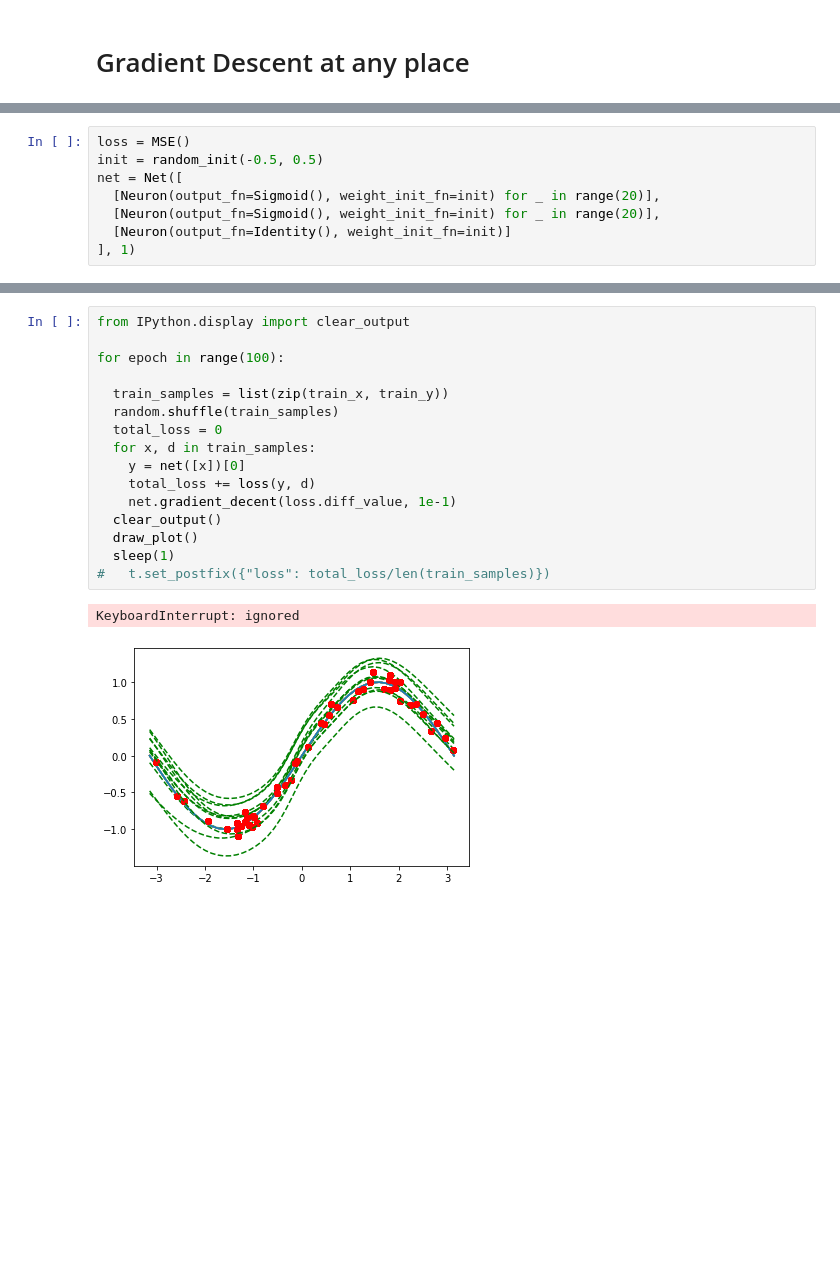
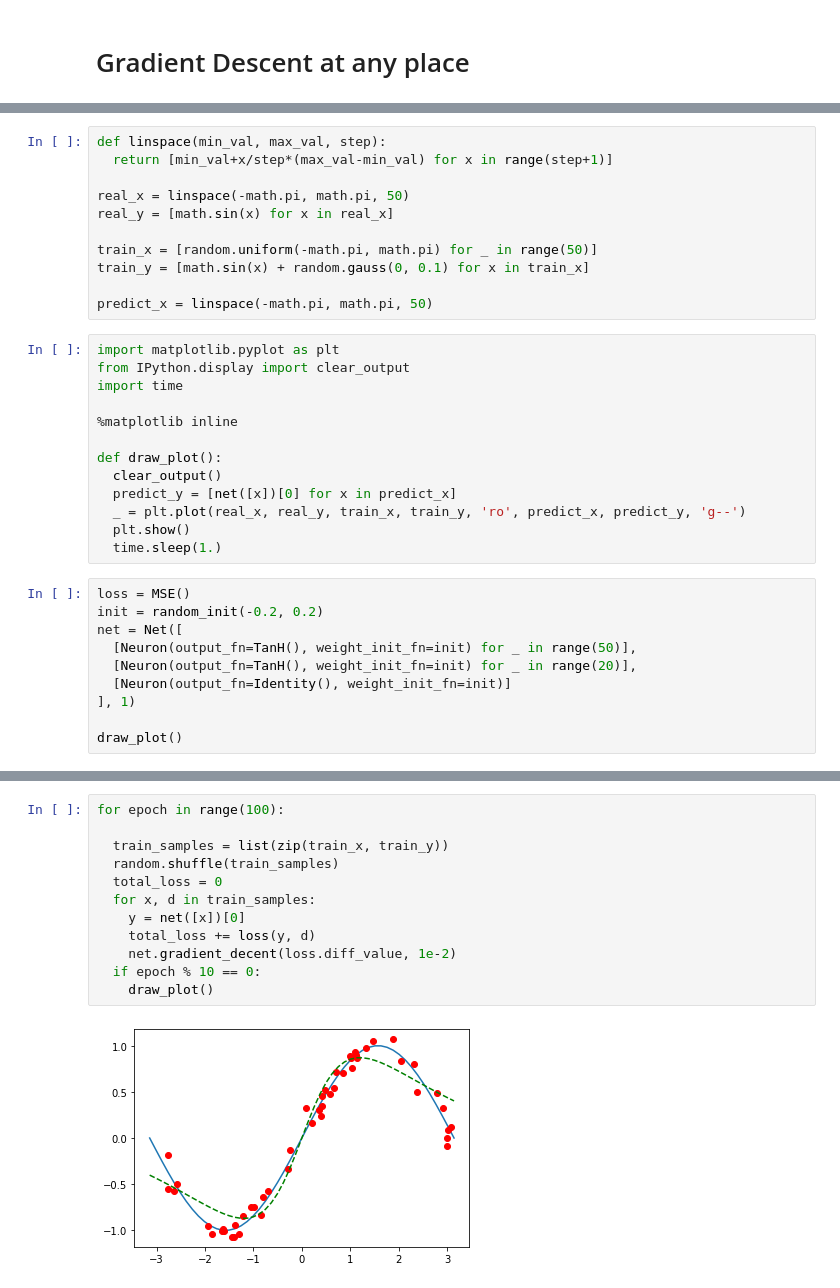
Before and after one commit to peter-lang/ml-tutorial, a Jupyter notebook: 02_Backpropagation.ipynb, the cells around one changed output, grey strips where cells are left out. Saved outputs shown, nothing was run; the diff lists cells and outputs as text; blank space fills up the shorter version.

```diff
--- a/02_Backpropagation.ipynb
+++ b/02_Backpropagation.ipynb
@@ -223,8 +235,34 @@ from tqdm import tqdm, trange
+# %%
+def linspace(min_val, max_val, step):
+  return [min_val+x/step*(max_val-min_val) for x in range(step+1)]
+
+real_x = linspace(-math.pi, math.pi, 50)
+real_y = [math.sin(x) for x in real_x]
+
+train_x = [random.uniform(-math.pi, math.pi) for _ in range(50)]
+train_y = [math.sin(x) + random.gauss(0, 0.1) for x in train_x]
+
+predict_x = linspace(-math.pi, math.pi, 50)
+# %%
+import matplotlib.pyplot as plt
+from IPython.display import clear_output
+import time
+
+%matplotlib inline
+
+def draw_plot():
+  clear_output()
+  predict_y = [net([x])[0] for x in predict_x]
+  _ = plt.plot(real_x, real_y, train_x, train_y, 'ro', predict_x, predict_y, 'g--')
+  plt.show()
+  time.sleep(1.)
 # %%
 loss = MSE()
-init = random_init(-0.5, 0.5)
+init = random_init(-0.2, 0.2)
 net = Net([
-  [Neuron(output_fn=Sigmoid(), weight_init_fn=init) for _ in range(20)],
-  [Neuron(output_fn=Sigmoid(), weight_init_fn=init) for _ in range(20)],
+  [Neuron(output_fn=TanH(), weight_init_fn=init) for _ in range(50)],
+  [Neuron(output_fn=TanH(), weight_init_fn=init) for _ in range(20)],
   [Neuron(output_fn=Identity(), weight_init_fn=init)]
 ], 1)
+
+draw_plot()
@@ -247,19 +271,14 @@ draw_plot()
 # %%
-from IPython.display import clear_output
-
 for epoch in range(100):
 
   train_samples = list(zip(train_x, train_y))
   random.shuffle(train_samples)
   total_loss = 0
   for x, d in train_samples:
     y = net([x])[0]
     total_loss += loss(y, d)
-    net.gradient_decent(loss.diff_value, 1e-1)
-  clear_output()
-  draw_plot()
-  sleep(1)
-#   t.set_postfix({"loss": total_loss/len(train_samples)})
+    net.gradient_decent(loss.diff_value, 1e-2)
+  if epoch % 10 == 0:
+    draw_plot()
 # %% [output]
-KeyboardInterrupt: ignored
-[figure, old version]
+[figure, new version]
```
Also changed, not shown: parts of 5 cells of this notebook.
